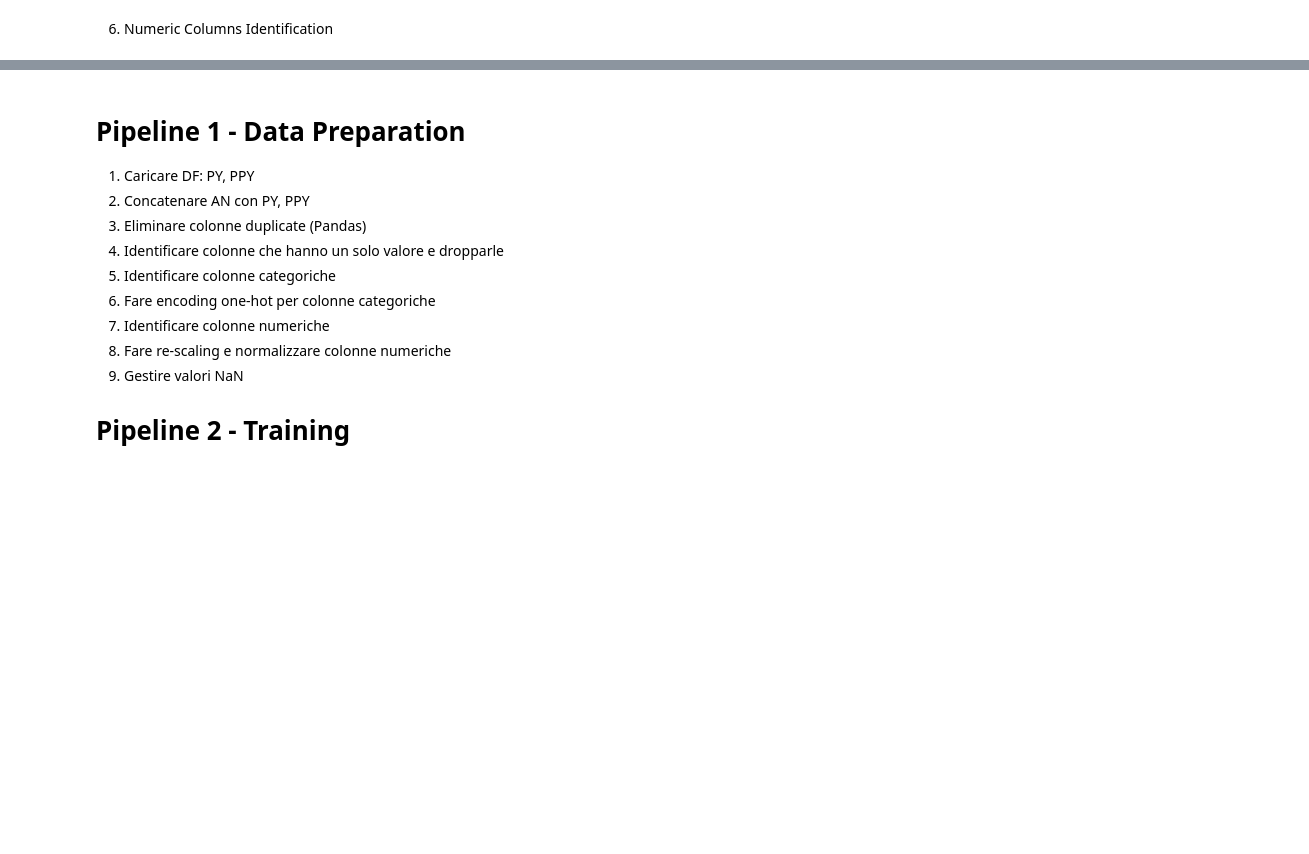
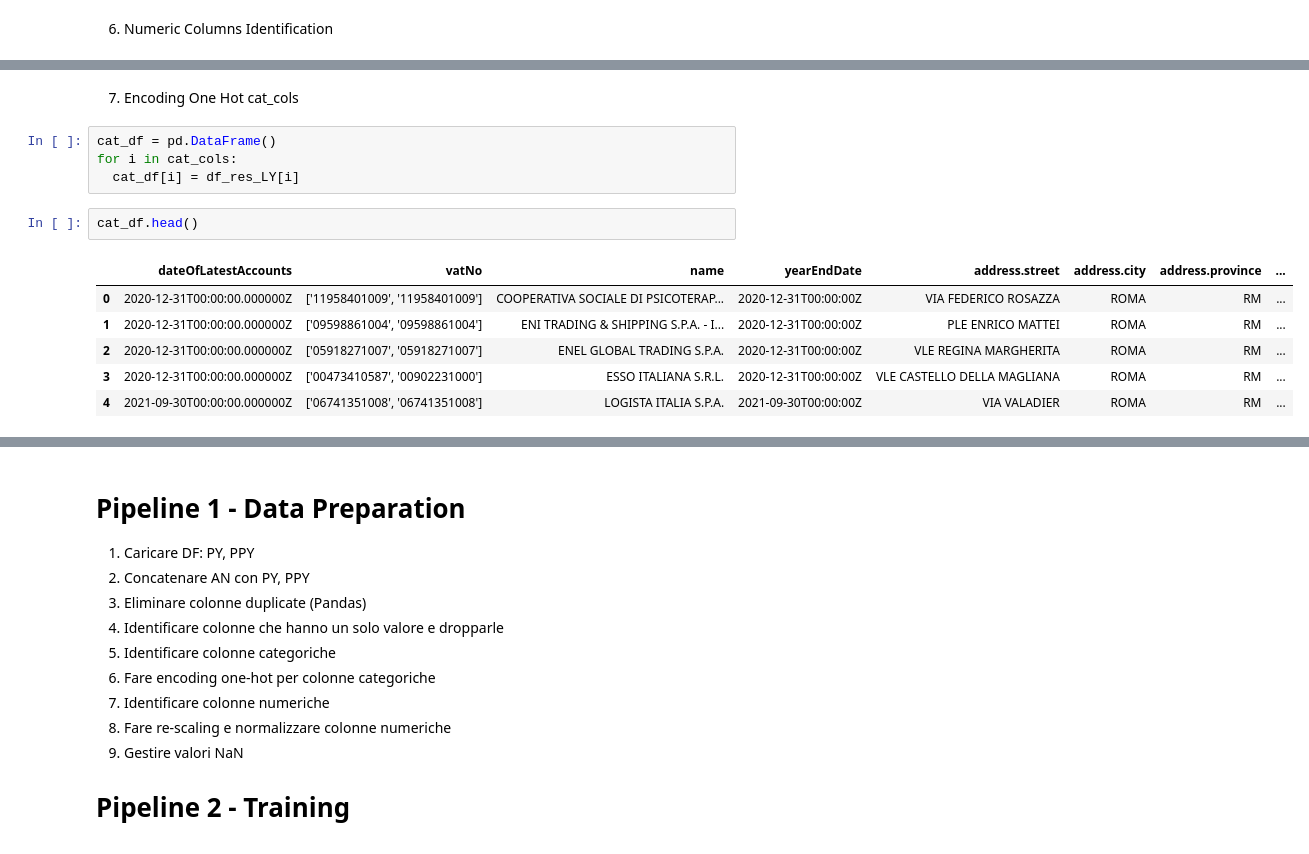
Before and after one commit to pierandreamorelli/cs_data_analysis, a Jupyter notebook: cs_data_analysis.ipynb, the cells around one changed output, grey strips where cells are left out. Saved outputs shown, nothing was run; the diff lists cells and outputs as text; blank space fills up the shorter version.

```diff
--- a/cs_data_analysis.ipynb
+++ b/cs_data_analysis.ipynb
@@ -212,0 +184,15 @@ num_cols
+# %% [markdown]
+7. Encoding One Hot cat_cols
+# %%
+cat_df = pd.DataFrame()
+for i in cat_cols:
+  cat_df[i] = df_res_LY[i]
+# %%
+cat_df.head()
+# %% [output]
+|  | dateOfLatestAccounts | vatNo | name | yearEndDate | address.street | address.city | address.province | ... |
+| 0 | 2020-12-31T00:00:00.000000Z | ['11958401009', '11958401009'] | COOPERATIVA SOCIALE DI PSICOTERAP... | 2020-12-31T00:00:00Z | VIA FEDERICO ROSAZZA | ROMA | RM | ... |
+| 1 | 2020-12-31T00:00:00.000000Z | ['09598861004', '09598861004'] | ENI TRADING & SHIPPING S.P.A. - I... | 2020-12-31T00:00:00Z | PLE ENRICO MATTEI | ROMA | RM | ... |
+| 2 | 2020-12-31T00:00:00.000000Z | ['05918271007', '05918271007'] | ENEL GLOBAL TRADING S.P.A. | 2020-12-31T00:00:00Z | VLE REGINA MARGHERITA | ROMA | RM | ... |
+| 3 | 2020-12-31T00:00:00.000000Z | ['00473410587', '00902231000'] | ESSO ITALIANA S.R.L. | 2020-12-31T00:00:00Z | VLE CASTELLO DELLA MAGLIANA | ROMA | RM | ... |
+| 4 | 2021-09-30T00:00:00.000000Z | ['06741351008', '06741351008'] | LOGISTA ITALIA S.P.A. | 2021-09-30T00:00:00Z | VIA VALADIER | ROMA | RM | ... |
```
Also changed, not shown: parts of 9 cells of this notebook.
